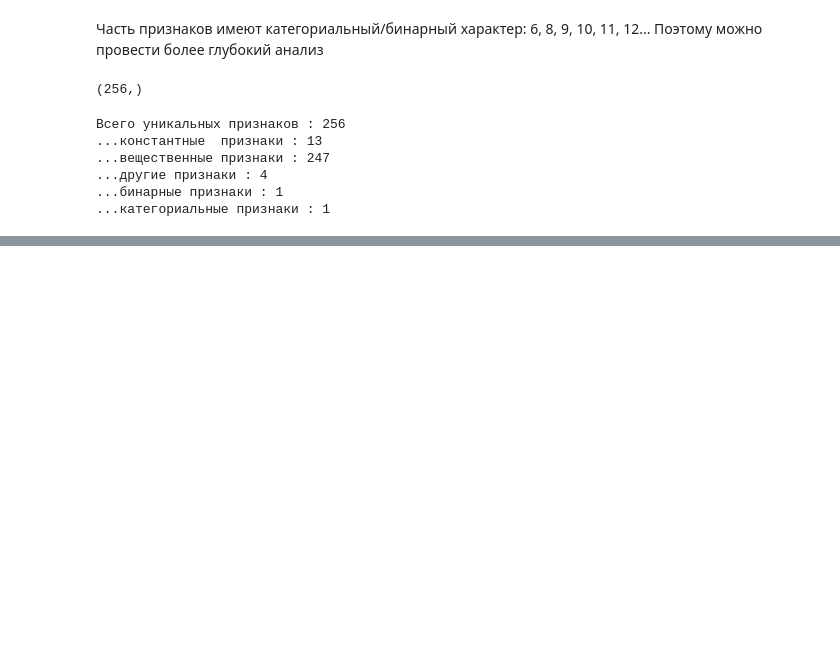
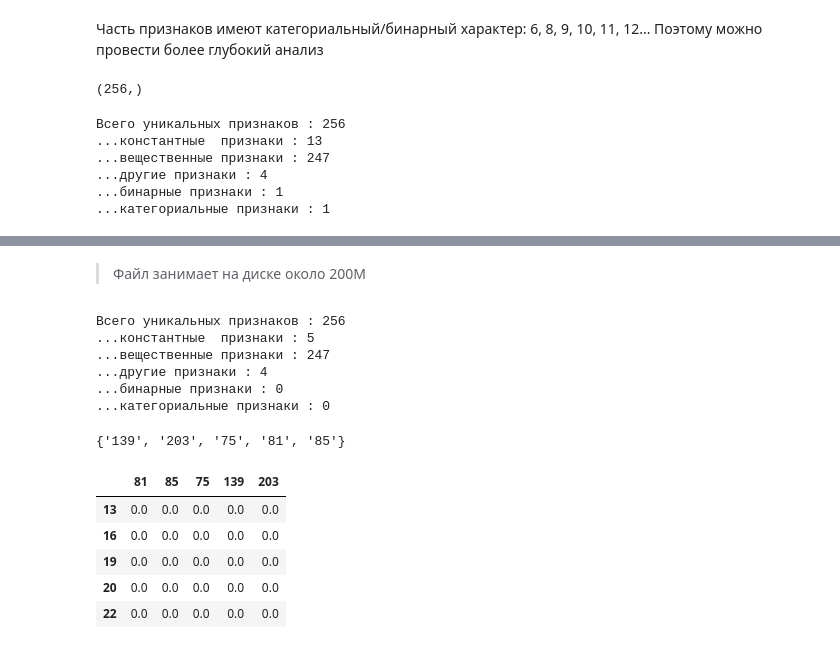
Before and after one commit to alex-chin/gb_megafone1, a Jupyter notebook: Project/megafone_offer_service.ipynb, the cells around one changed output, grey strips where cells are left out. Cells and saved outputs as stored; diff of their text form; code cells hidden in the pictures; blank space fills up the shorter version.

```diff
--- a/Project/megafone_offer_service.ipynb
+++ b/Project/megafone_offer_service.ipynb
@@ -238,0 +301,2 @@ feat_inspector.print()
+# %% [markdown]
+>Файл занимает на диске около 200М
@@ -238,0 +305,25 @@ feat_inspector.print()
+# %%
+feat_inspector = FeaturesInspect(features_new, num_cat=10)
+# %%
+feat_inspector.collect()
+feat_inspector.print()
+# %% [output]
+Всего уникальных признаков : 256
+...константные  признаки : 5
+...вещественные признаки : 247
+...другие признаки : 4
+...бинарные признаки : 0
+...категориальные признаки : 0
+# %%
+feat_inspector.feats['const']
+# %% [output]
+{'139', '203', '75', '81', '85'}
+# %%
+features_new[list(feat_inspector.feats['const'])].head()
+# %% [output]
+|  | 81 | 85 | 75 | 139 | 203 |
+| 13 | 0.0 | 0.0 | 0.0 | 0.0 | 0.0 |
+| 16 | 0.0 | 0.0 | 0.0 | 0.0 | 0.0 |
+| 19 | 0.0 | 0.0 | 0.0 | 0.0 | 0.0 |
+| 20 | 0.0 | 0.0 | 0.0 | 0.0 | 0.0 |
+| 22 | 0.0 | 0.0 | 0.0 | 0.0 | 0.0 |
```
Also changed, not shown: parts of 27 cells of this notebook.
